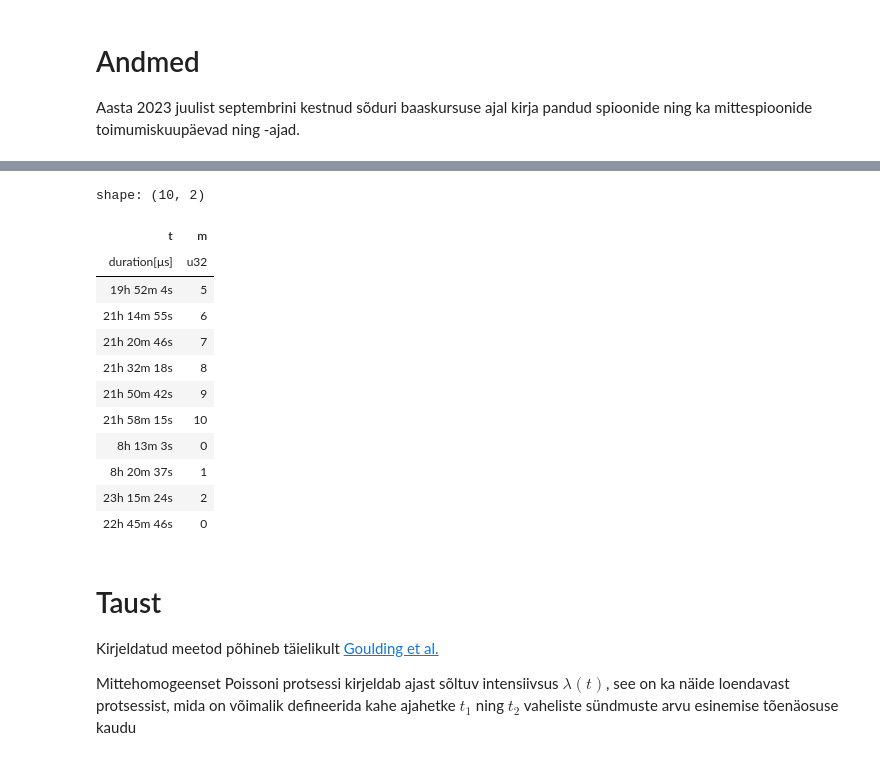
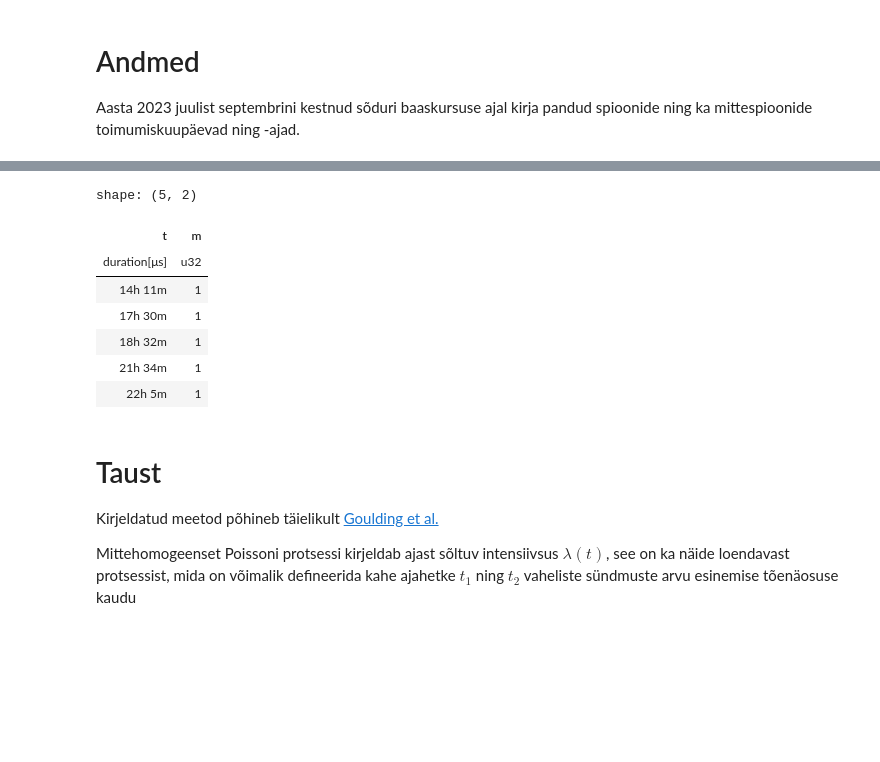
Before and after one commit to mart-mihkel/spioonid, a Jupyter notebook: mudel.ipynb, the cells around one changed output, grey strips where cells are left out. Cells and saved outputs as stored; diff of their text form; code cells hidden in the pictures; blank space fills up the shorter version.

Commit message:
paremeters from pola-rs dataframe

```diff
--- a/mudel.ipynb
+++ b/mudel.ipynb
@@ -40,25 +14,20 @@ def build_df(filename: str) -> pl.DataFrame:
     return pl.read_csv(filename, try_parse_dates=True).with_columns(
         (pl.col('kuupäev') - pl.col('kuupäev').dt.strftime('%Y-%m-%d').str.strptime(pl.Datetime)).alias('t'),
         pl.col('kuupäev').dt.ordinal_day().alias('m')).with_columns(
-        pl.col('m').cumcount().over('m').alias('m')
+        pl.first('m').over('m').rank('dense').alias('m')
     ).drop('kuupäev')
 # %%
 df = build_df('andmed/spioonid.csv')
-df.tail(10)
+df.head()
 # %% [output]
-shape: (10, 2)
+shape: (5, 2)
 | t | m |
 | duration[μs] | u32 |
-| 19h 52m 4s | 5 |
-| 21h 14m 55s | 6 |
-| 21h 20m 46s | 7 |
-| 21h 32m 18s | 8 |
-| 21h 50m 42s | 9 |
-| 21h 58m 15s | 10 |
-| 8h 13m 3s | 0 |
-| 8h 20m 37s | 1 |
-| 23h 15m 24s | 2 |
-| 22h 45m 46s | 0 |
+| 14h 11m | 1 |
+| 17h 30m | 1 |
+| 18h 32m | 1 |
+| 21h 34m | 1 |
+| 22h 5m | 1 |
 # %% [markdown]
 # Taust
 Kirjeldatud meetod põhineb täielikult [Goulding et al.](https://www.cs.nott.ac.uk/~pszgss/goulding2016event_preprint.pdf)
```
Also changed, not shown: parts of 4 cells of this notebook.
